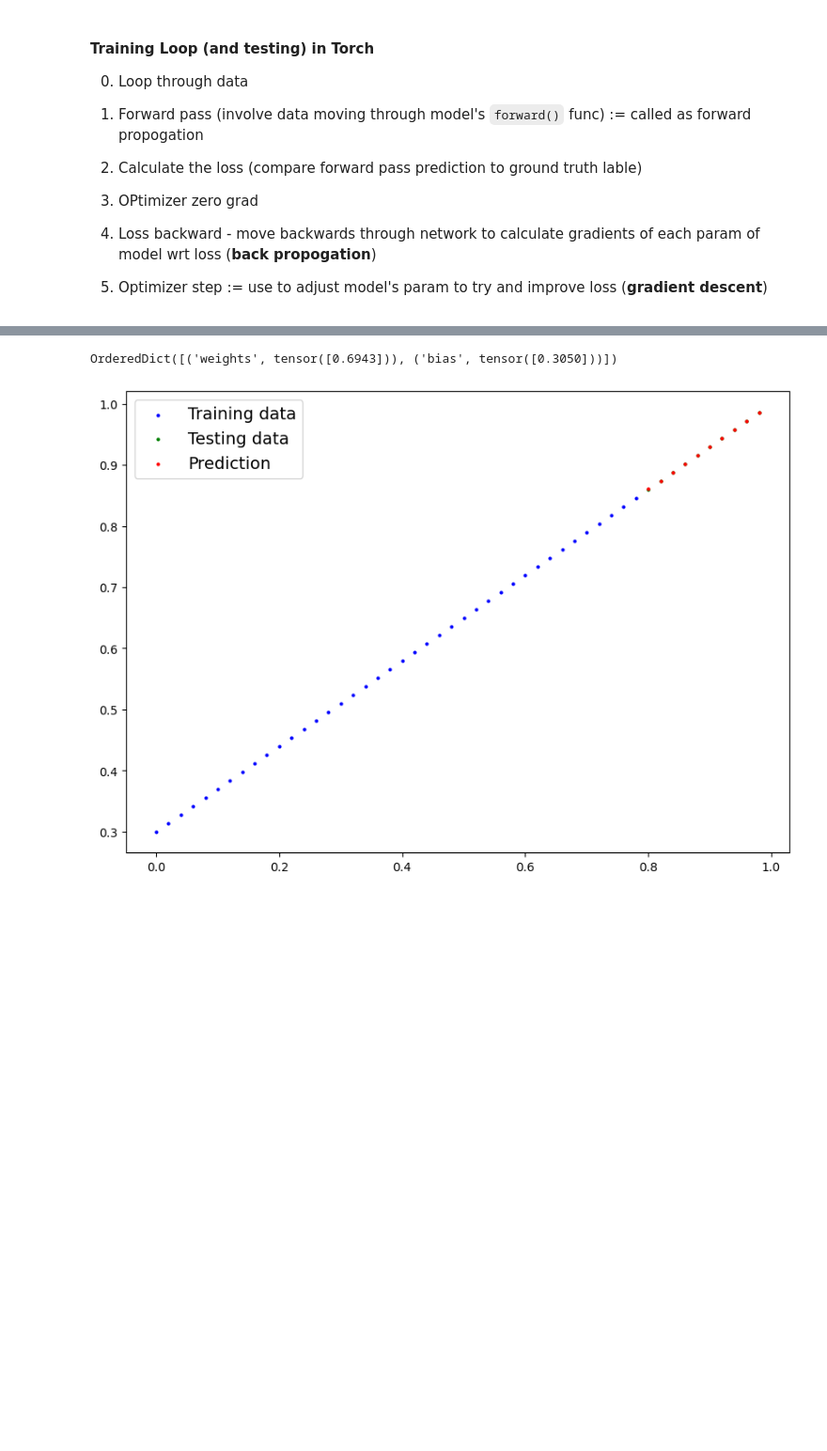
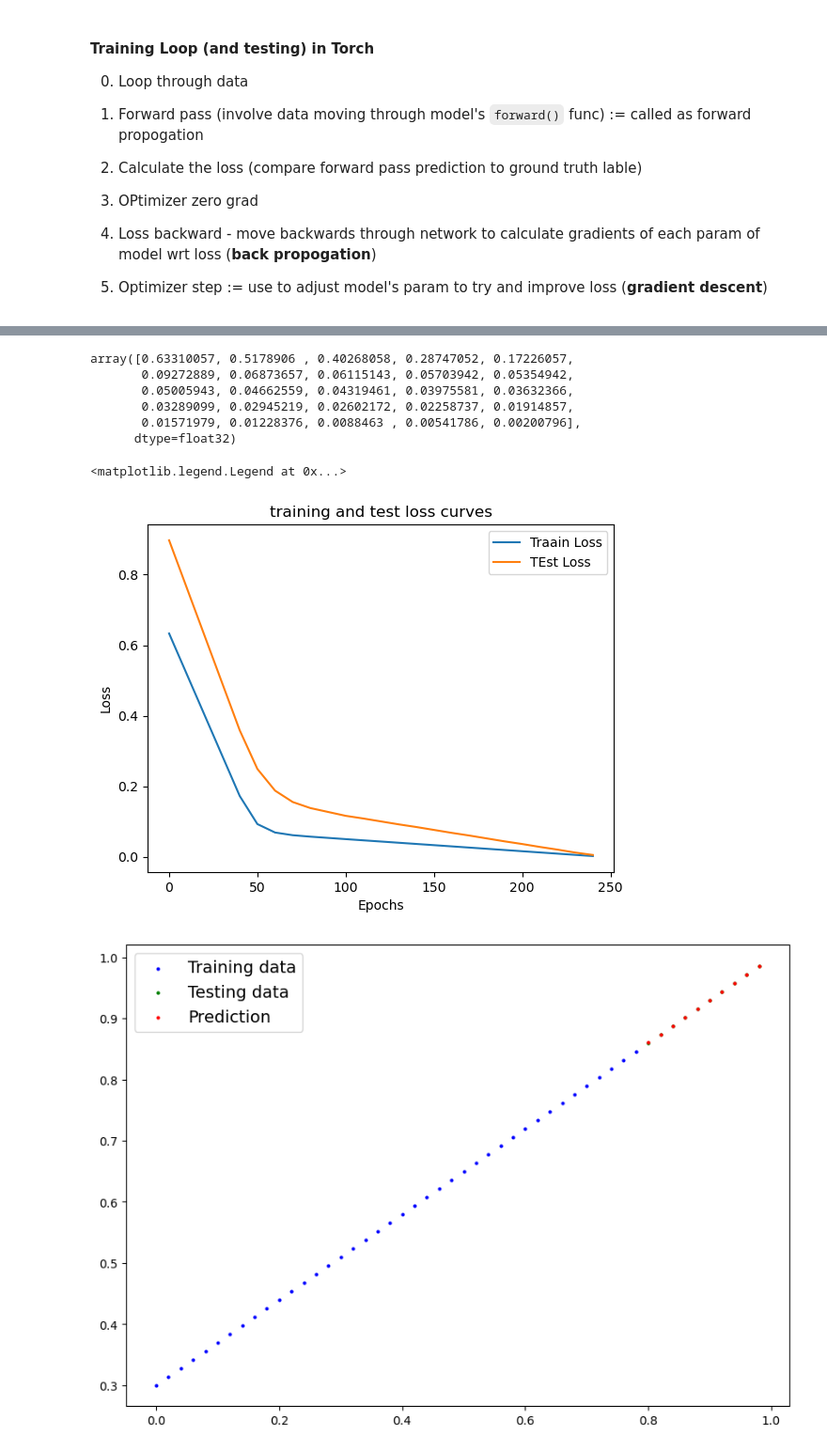
Before and after one commit to arya2004/machine-learning, a Jupyter notebook: learn_torch/01.ipynb, the cells around one changed output, grey strips where cells are left out. Shown at 94% size. Drawn from its saved outputs; the diff is of its cells as text; code cells hidden in the pictures; blank space fills up the shorter version.

```diff
--- a/learn_torch/01.ipynb
+++ b/learn_torch/01.ipynb
@@ -166,7 +167,11 @@ optimizer = torch.optim.SGD(params=model_0.parameters(),
 torch.manual_seed(57)
 
 # epoch is one loop through data, hyperparameter
-epochs = 200
+epochs = 250
+
+epoch_count = []
+loss_values = []
+test_loss_values = []
 
 # Training
 
@@ -203,7 +208,11 @@ for epoch in range(epochs):
 
 
 
-    if epoch % 100 == 0:
+    if epoch % 10 == 0:
+        epoch_count.append(epoch)
+        loss_values.append(loss)
+        test_loss_values.append(test_loss)
+
         print(f"Epoch: {epoch} | Train loss: {loss} | Test loss: {test_loss}")
         # print state
         print(model_0.state_dict())
@@ -215,7 +237,26 @@ OrderedDict({'weights': tensor([0.6904]), 'bias': tensor([0.2950])})
-# %%
-model_0.state_dict()
-# %% [output]
-OrderedDict([('weights', tensor([0.6943])), ('bias', tensor([0.3050]))])
+# %%
+model_0.state_dict()
+
+np.array(torch.tensor(loss_values).numpy())
+# %% [output]
+array([0.63310057, 0.5178906 , 0.40268058, 0.28747052, 0.17226057,
+       0.09272889, 0.06873657, 0.06115143, 0.05703942, 0.05354942,
+       0.05005943, 0.04662559, 0.04319461, 0.03975581, 0.03632366,
+       0.03289099, 0.02945219, 0.02602172, 0.02258737, 0.01914857,
+       0.01571979, 0.01228376, 0.0088463 , 0.00541786, 0.00200796],
+      dtype=float32)
+# %%
+epoch_count, loss_values, test_loss_values
+
+plt.plot(epoch_count, np.array(torch.tensor(loss_values).numpy()), label="Traain Loss")
+plt.plot(epoch_count, test_loss_values, label="TEst Loss")
+plt.title("training and test loss curves")
+plt.ylabel("Loss")
+plt.xlabel("Epochs")
+plt.legend()
+# %% [output]
+<matplotlib.legend.Legend at 0x...>
+[figure, added]
 # %%
 with torch.inference_mode():
     y_preds_new = model_0(X_test)
```
Also changed, not shown: parts of 7 cells of this notebook, 1 other file.
